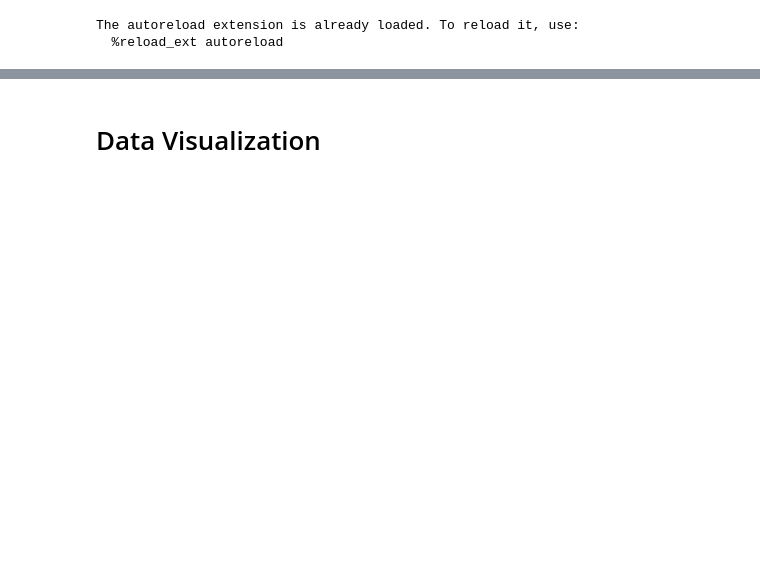
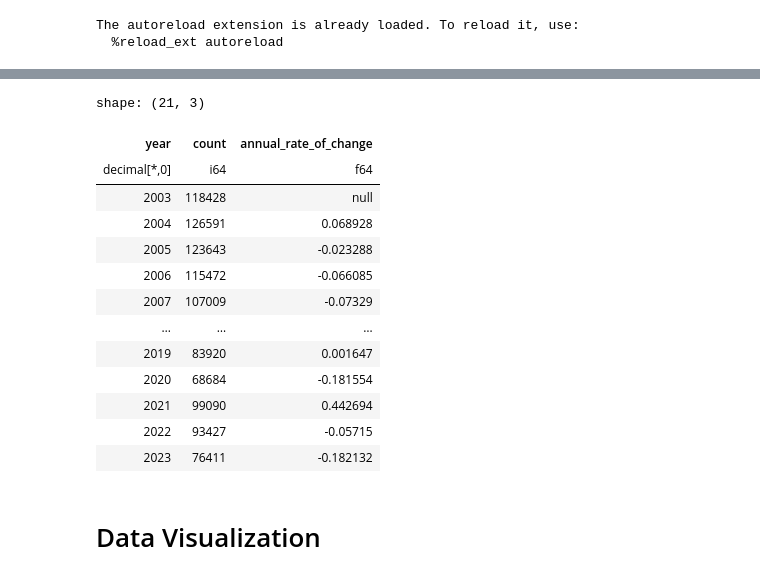
Before and after one commit to GuhGonk/NYC-Rolling-Sales, a Jupyter notebook: main.ipynb, the cells around one changed output, grey strips where cells are left out. Drawn from its saved outputs; the diff is of its cells as text; code cells hidden in the pictures; blank space fills up the shorter version.

```diff
--- a/main.ipynb
+++ b/main.ipynb
@@ -21,3 +39,22 @@ all_03_23 = db_connect.pull_db_as_pl(all_query, connection)
+# %%
+annual_sales.sort("year").with_columns(
+    pl.col("count").pct_change().alias("annual_rate_of_change")
+)
+# %% [output]
+shape: (21, 3)
+| year | count | annual_rate_of_change |
+| decimal[*,0] | i64 | f64 |
+| 2003 | 118428 | null |
+| 2004 | 126591 | 0.068928 |
+| 2005 | 123643 | -0.023288 |
+| 2006 | 115472 | -0.066085 |
+| 2007 | 107009 | -0.07329 |
+| … | … | … |
+| 2019 | 83920 | 0.001647 |
+| 2020 | 68684 | -0.181554 |
+| 2021 | 99090 | 0.442694 |
+| 2022 | 93427 | -0.05715 |
+| 2023 | 76411 | -0.182132 |
 # %% [markdown]
 # Data Visualization
 # %%
```
Also changed, not shown: parts of 6 cells of this notebook, 1 other file.
